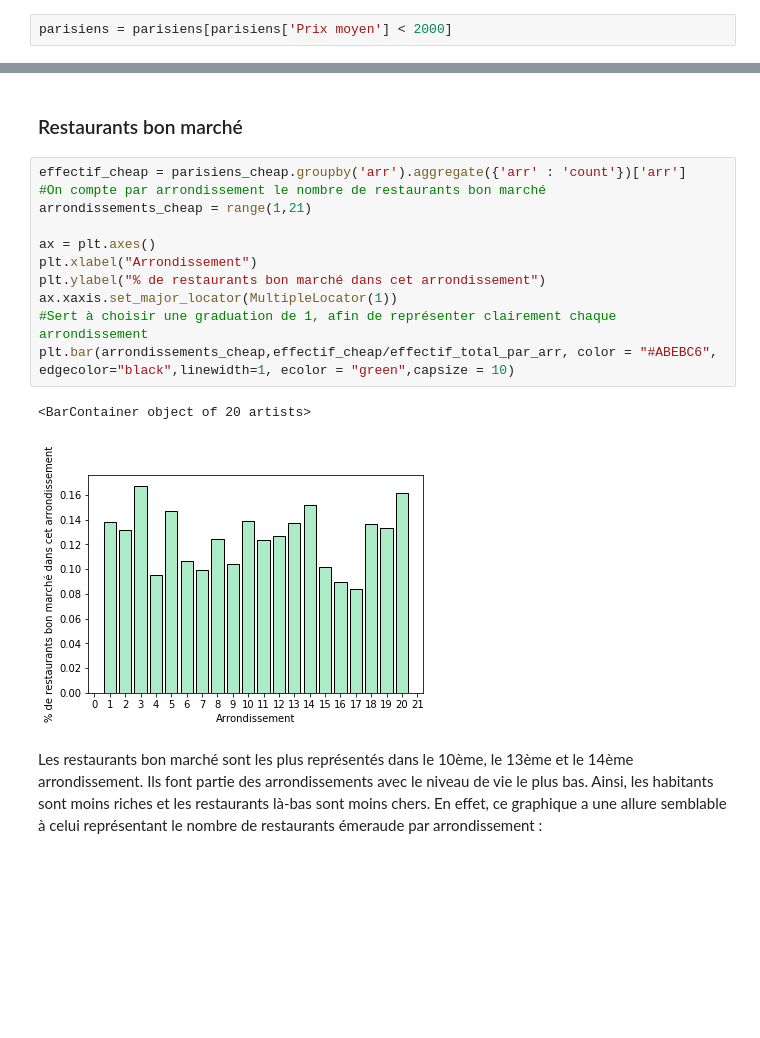
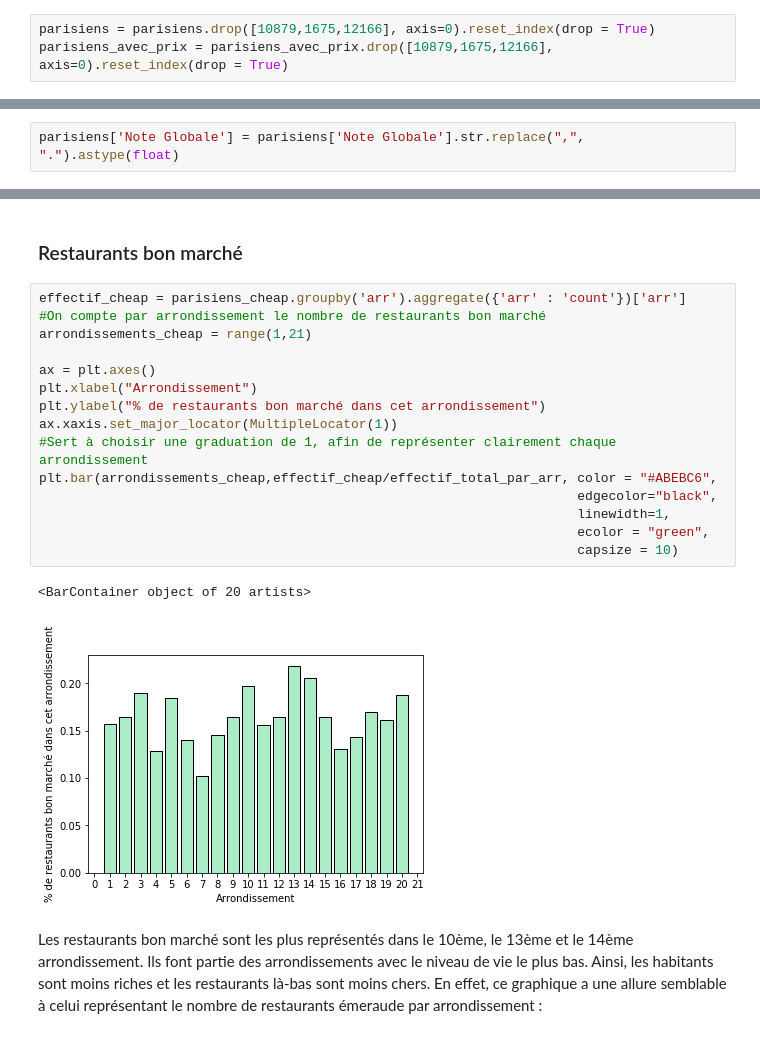
Before and after one commit to victor77420/Mod-lisation-prix-restaurants-parisiens, a Jupyter notebook: Untitled1.ipynb, the cells around one changed output, grey strips where cells are left out. Drawn from its saved outputs; the diff is of its cells as text; blank space fills up the shorter version.

```diff
--- a/Untitled1.ipynb
+++ b/Untitled1.ipynb
@@ -1234,8 +1234,9 @@ display(parisiens_avec_prix.sort_values('Prix moyen').tail(5))
 5 rows × 45 columns
 # %% [markdown]
 On remarque que 3 restaurants ont des prix moyens aberrants (les prix affichés sur TripAdvisor sont faux). On va donc les retirer de notre base de données pour éviter qu'ils faussent les moyennes que nous calculerons.
-# %%
-parisiens = parisiens[parisiens['Prix moyen'] < 2000]
+# %%
+parisiens = parisiens.drop([10879,1675,12166], axis=0).reset_index(drop = True)
+parisiens_avec_prix = parisiens_avec_prix.drop([10879,1675,12166], axis=0).reset_index(drop = True)
 # %% [markdown]
 Voyons combien de restaurants nous avons dans chaque catégorie de prix dans notre base de données.
 # %%
@@ -1275,0 +1279,2 @@ De plus, comme le graphique ci-desssus nous montre, parmi les restaurants dont o
+# %%
+parisiens['Note Globale'] = parisiens['Note Globale'].str.replace(",", ".").astype(float)
@@ -1346,17 +1362,21 @@ Représentons la proportion de chaque catégorie de prix par arrondissement :
 # %%
 effectif_cheap = parisiens_cheap.groupby('arr').aggregate({'arr' : 'count'})['arr']
 #On compte par arrondissement le nombre de restaurants bon marché
 arrondissements_cheap = range(1,21)
 
 ax = plt.axes()
 plt.xlabel("Arrondissement")
 plt.ylabel("% de restaurants bon marché dans cet arrondissement")
 ax.xaxis.set_major_locator(MultipleLocator(1))
 #Sert à choisir une graduation de 1, afin de représenter clairement chaque arrondissement
-plt.bar(arrondissements_cheap,effectif_cheap/effectif_total_par_arr, color = "#ABEBC6", edgecolor="black",linewidth=1, ecolor = "green",capsize = 10)
+plt.bar(arrondissements_cheap,effectif_cheap/effectif_total_par_arr, color = "#ABEBC6",
+                                                                     edgecolor="black",
+                                                                     linewidth=1,
+                                                                     ecolor = "green",
+                                                                     capsize = 10)
 # %% [output]
 <BarContainer object of 20 artists>
-[figure, old version]
+[figure, new version]
 # %% [markdown]
 Les restaurants bon marché sont les plus représentés dans le 10ème, le 13ème et le 14ème arrondissement. Ils font partie des arrondissements avec le niveau de vie le plus bas. Ainsi, les habitants sont moins riches et les restaurants là-bas sont moins chers. En effet, ce graphique a une allure semblable à celui représentant le nombre de restaurants émeraude par arrondissement :
 # %%
```
Also changed, not shown: parts of 15 cells of this notebook.
